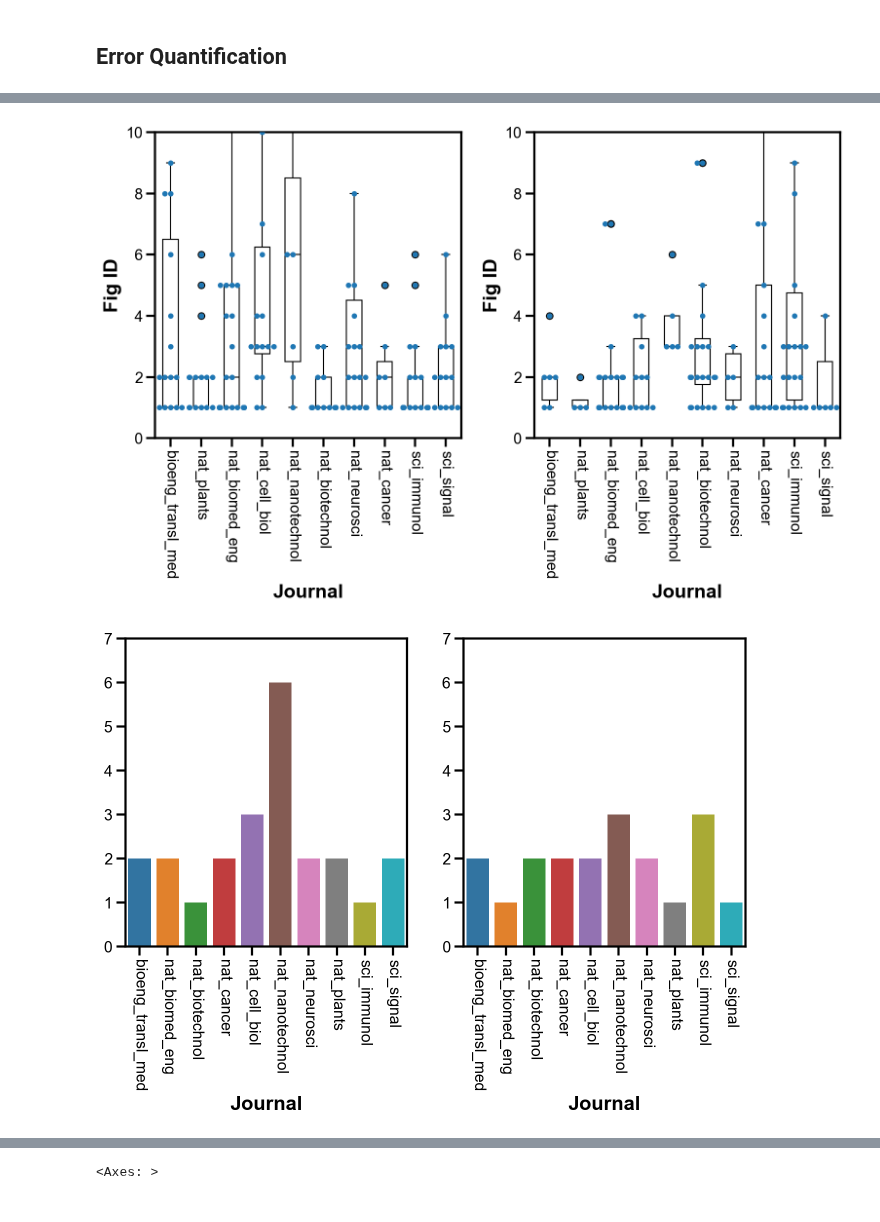
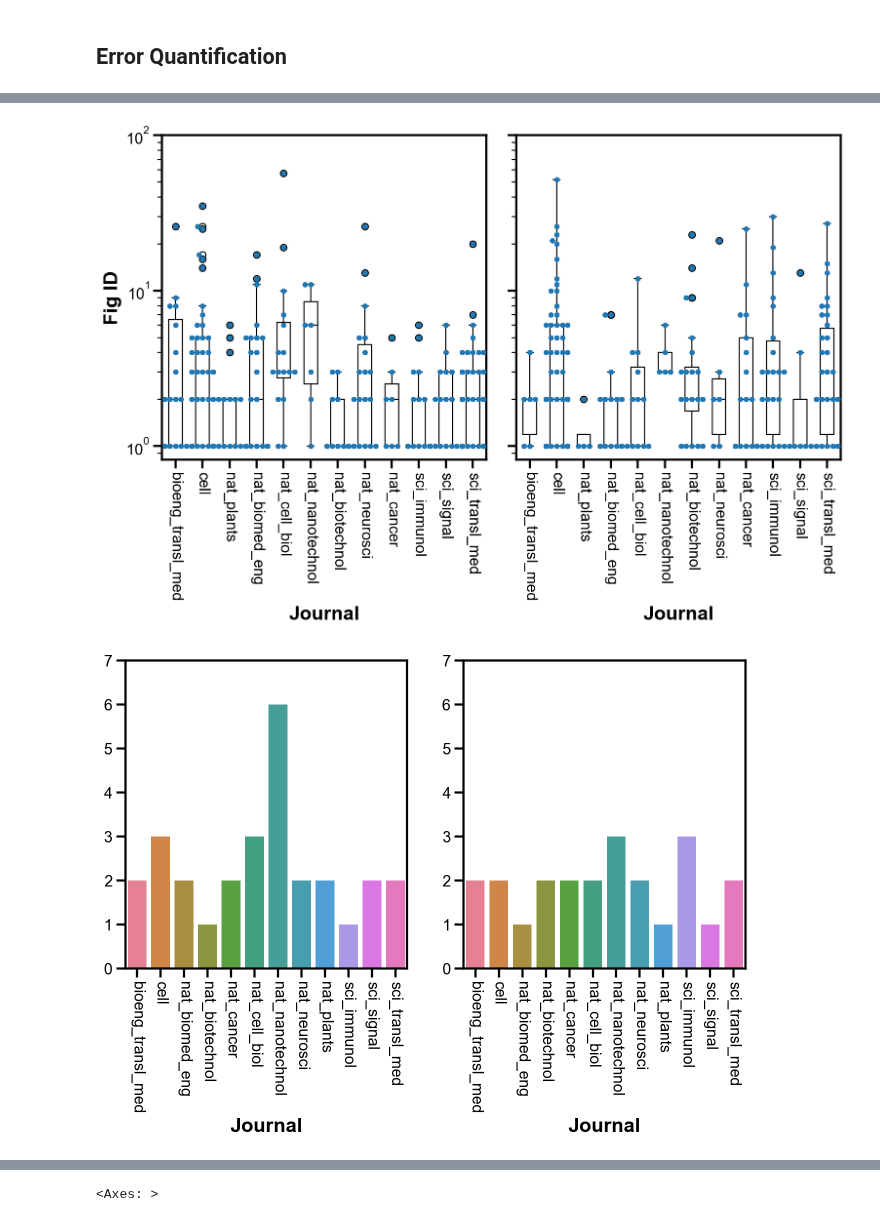
Before and after one commit to tengjuilin/misused-bar-graphs, a Jupyter notebook: bar-graph-classification.ipynb, the cells around one changed output, grey strips where cells are left out. Cells and saved outputs as stored; diff of their text form; code cells hidden in the pictures.

```diff
--- a/bar-graph-classification.ipynb
+++ b/bar-graph-classification.ipynb
@@ -109,9 +109,9 @@ journal_list = ['nat_plants',
  'nat_biotechnol',
  'sci_immunol',
  # 'nature',
- # 'cell',
+ 'cell',
  'nat_cancer',
- # 'sci_transl_med',
+ 'sci_transl_med',
  'nat_neurosci',
  'nat_cell_biol',
  'bioeng_transl_med',
@@ -124,6 +124,7 @@ for j, mistake in enumerate(mistakes_list):
     for i, journal in enumerate(journal_list):
         filepath = f'data/misused_bar_graph_figures/{journal}/{mistake}'
         file_list = pd.Series(os.listdir(filepath))
+        file_list = file_list[~file_list.str.contains('.DS_Store')]
         file_list = file_list.str.replace('.png', '')
         file_list = file_list.str.replace('fig', '')
         new_file_df = file_list.str.split('_', expand=True)
@@ -154,5 +160,5 @@ df
 # %%
-fig, axs = plt.subplots(1, 2, figsize=(10, 7))
+fig, axs = plt.subplots(1, 2, figsize=(10, 7), sharey=True)
 sns.boxplot(
     df[df.index.get_level_values(1) == 'zero'],
     x='Journal',
@@ -163,36 +169,36 @@ sns.boxplot(
     linecolor='k',
     width=0.5,
 )
 sns.swarmplot(
     df[df.index.get_level_values(1) == 'zero'],
     x='Journal',
     y='Fig ID',
     ax=axs[0],
 )
 
 sns.boxplot(
     df[df.index.get_level_values(1) == 'log'],
     x='Journal',
     y='Fig ID',
     ax=axs[1],
-    log_scale=False,
+    log_scale=True,
     color='w',
     linecolor='k',
     width=0.5,
 )
 sns.swarmplot(
     df[df.index.get_level_values(1) == 'log'],
     x='Journal',
     y='Fig ID',
     ax=axs[1],
 )
 for i in range(2):
     axs[i].set_box_aspect(1)
-    axs[i].set_ylim(0, 10)
+    axs[i].set_ylim(0, 100)
     axs[i].set_xticklabels(axs[1].get_xticklabels(), rotation=-90, fontsize=14)
 plt.tight_layout()
 # %% [output]
-[figure, old version]
+[figure, new version]
 # %%
 fig, axs = plt.subplots(1, 2, figsize=(10, 5))
 sns.barplot(
@@ -209,7 +215,7 @@ sns.barplot(
 axs[1].set_ylim(0, 7)
 axs[1].set_xticklabels(axs[1].get_xticklabels(), rotation=-90, fontsize=14);
 # %% [output]
-[figure, old version]
+[figure, new version]
 # %%
 fig, axs = plt.subplots(1, 2, figsize=(10, 5))
 sns.barplot(
```
Also changed, not shown: parts of 4 cells of this notebook, 2 other files.
